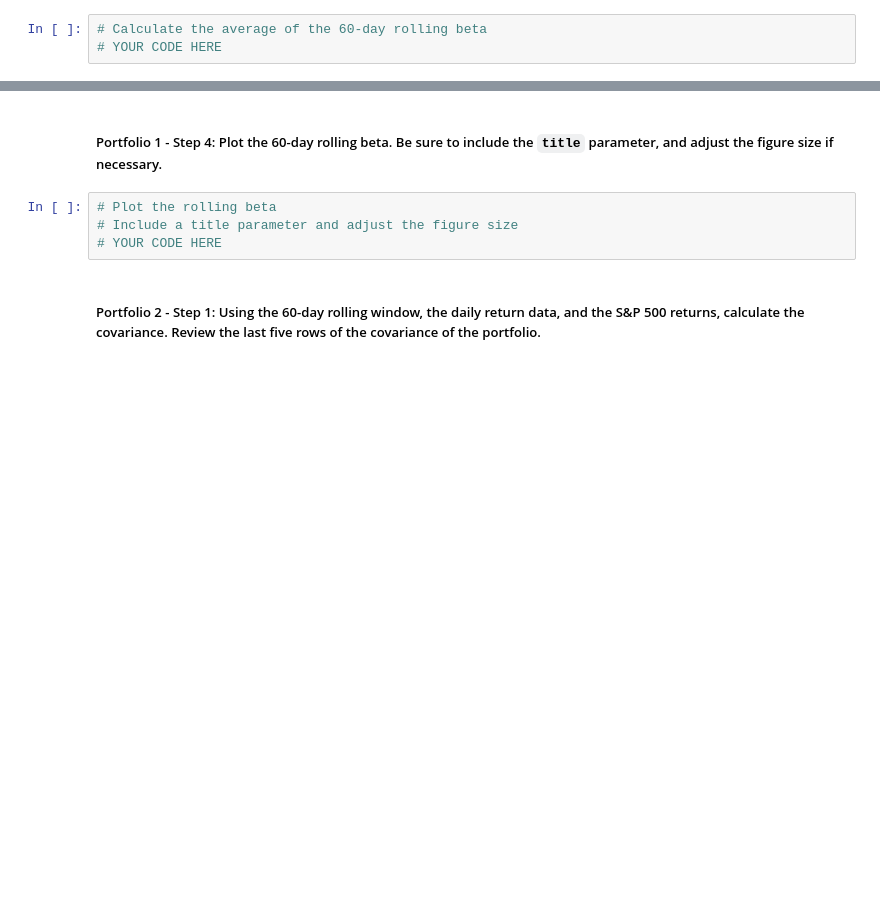
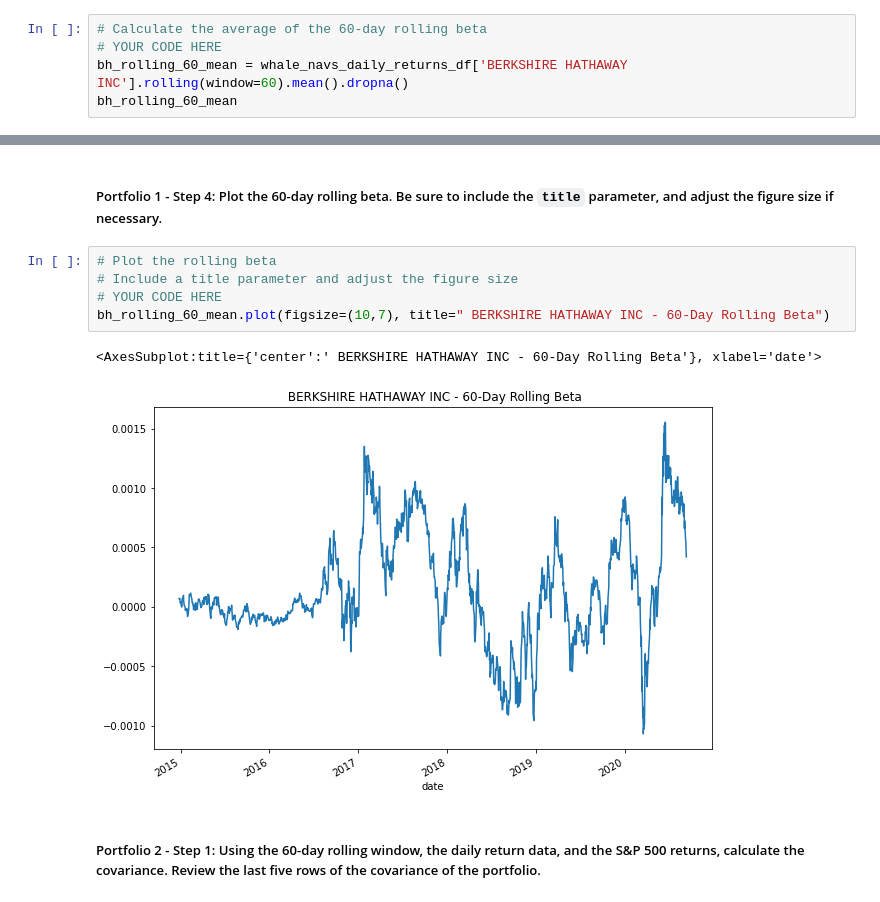
Before and after one commit to sidbetatester/market_risk_analyser, a Jupyter notebook: risk_return_analysis.ipynb, the cells around one changed output, grey strips where cells are left out. Saved outputs shown, nothing was run; the diff lists cells and outputs as text; blank space fills up the shorter version.

```diff
--- a/risk_return_analysis.ipynb
+++ b/risk_return_analysis.ipynb
@@ -481,3 +513,5 @@ Your analysis is nearing completion. Now, you need to evaluate how the portfolio
 # %%
 # Calculate the average of the 60-day rolling beta
 # YOUR CODE HERE
+bh_rolling_60_mean = whale_navs_daily_returns_df['BERKSHIRE HATHAWAY INC'].rolling(window=60).mean().dropna()
+bh_rolling_60_mean
@@ -486,7 +534,11 @@ Your analysis is nearing completion. Now, you need to evaluate how the portfolio
 # %%
 # Plot the rolling beta
 # Include a title parameter and adjust the figure size
 # YOUR CODE HERE
+bh_rolling_60_mean.plot(figsize=(10,7), title=" BERKSHIRE HATHAWAY INC - 60-Day Rolling Beta")
+# %% [output]
+<AxesSubplot:title={'center':' BERKSHIRE HATHAWAY INC - 60-Day Rolling Beta'}, xlabel='date'>
+[figure, added]
 # %% [markdown]
 ##### Portfolio 2 - Step 1: Using the 60-day rolling window, the daily return data, and the S&P 500 returns, calculate the covariance. Review the last five rows of the covariance of the portfolio.
 # %%
```
Also changed, not shown: parts of 8 cells of this notebook.
